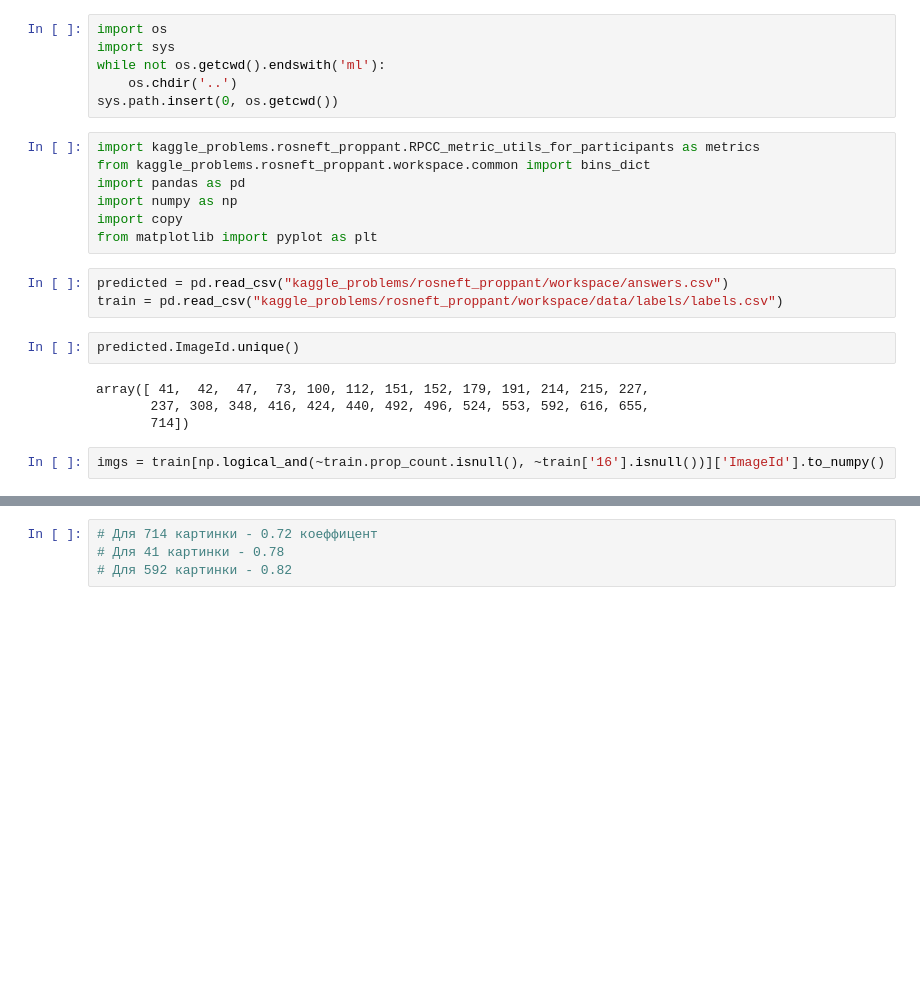
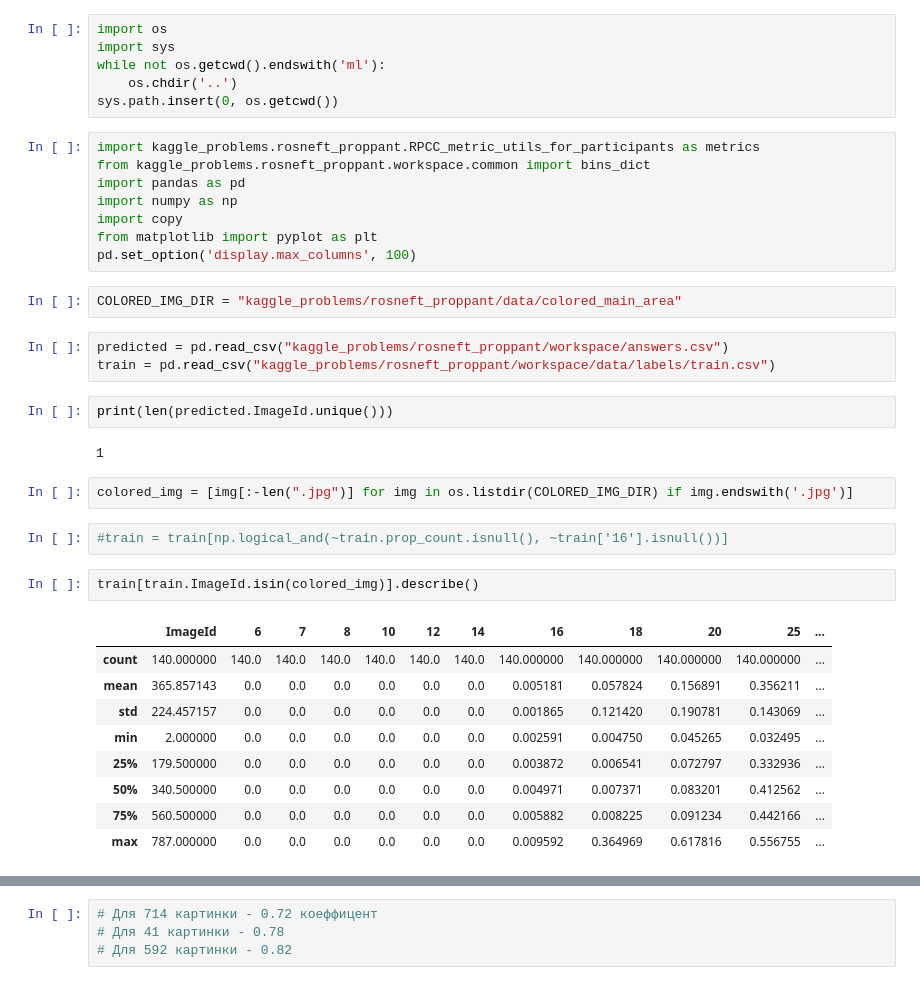
Before and after one commit to skrydg/ml, a Jupyter notebook: kaggle_problems/rosneft_proppant/analaze_result.ipynb, the cells around one changed output, grey strips where cells are left out. Drawn from its saved outputs; the diff is of its cells as text; blank space fills up the shorter version.

```diff
--- a/kaggle_problems/rosneft_proppant/analaze_result.ipynb
+++ b/kaggle_problems/rosneft_proppant/analaze_result.ipynb
@@ -11,14 +11,29 @@ import pandas as pd
 import numpy as np
 import copy
 from matplotlib import pyplot as plt
+pd.set_option('display.max_columns', 100)
+# %%
+COLORED_IMG_DIR = "kaggle_problems/rosneft_proppant/data/colored_main_area"
 # %%
 predicted = pd.read_csv("kaggle_problems/rosneft_proppant/workspace/answers.csv")
-train = pd.read_csv("kaggle_problems/rosneft_proppant/workspace/data/labels/labels.csv")
+train = pd.read_csv("kaggle_problems/rosneft_proppant/workspace/data/labels/train.csv")
 # %%
-predicted.ImageId.unique()
+print(len(predicted.ImageId.unique()))
 # %% [output]
-array([ 41,  42,  47,  73, 100, 112, 151, 152, 179, 191, 214, 215, 227,
-       237, 308, 348, 416, 424, 440, 492, 496, 524, 553, 592, 616, 655,
-       714])
+1
+# %%
+colored_img = [img[:-len(".jpg")] for img in os.listdir(COLORED_IMG_DIR) if img.endswith('.jpg')]
 # %%
-imgs = train[np.logical_and(~train.prop_count.isnull(), ~train['16'].isnull())]['ImageId'].to_numpy()
+#train = train[np.logical_and(~train.prop_count.isnull(), ~train['16'].isnull())]
+# %%
+train[train.ImageId.isin(colored_img)].describe()
+# %% [output]
+|  | ImageId | 6 | 7 | 8 | 10 | 12 | 14 | 16 | 18 | 20 | 25 | ... |
+| count | 140.000000 | 140.0 | 140.0 | 140.0 | 140.0 | 140.0 | 140.0 | 140.000000 | 140.000000 | 140.000000 | 140.000000 | ... |
+| mean | 365.857143 | 0.0 | 0.0 | 0.0 | 0.0 | 0.0 | 0.0 | 0.005181 | 0.057824 | 0.156891 | 0.356211 | ... |
+| std | 224.457157 | 0.0 | 0.0 | 0.0 | 0.0 | 0.0 | 0.0 | 0.001865 | 0.121420 | 0.190781 | 0.143069 | ... |
+| min | 2.000000 | 0.0 | 0.0 | 0.0 | 0.0 | 0.0 | 0.0 | 0.002591 | 0.004750 | 0.045265 | 0.032495 | ... |
+| 25% | 179.500000 | 0.0 | 0.0 | 0.0 | 0.0 | 0.0 | 0.0 | 0.003872 | 0.006541 | 0.072797 | 0.332936 | ... |
+| 50% | 340.500000 | 0.0 | 0.0 | 0.0 | 0.0 | 0.0 | 0.0 | 0.004971 | 0.007371 | 0.083201 | 0.412562 | ... |
+| 75% | 560.500000 | 0.0 | 0.0 | 0.0 | 0.0 | 0.0 | 0.0 | 0.005882 | 0.008225 | 0.091234 | 0.442166 | ... |
+| max | 787.000000 | 0.0 | 0.0 | 0.0 | 0.0 | 0.0 | 0.0 | 0.009592 | 0.364969 | 0.617816 | 0.556755 | ... |
```
Also changed, not shown: parts of 15 cells of this notebook, 8 other files.
